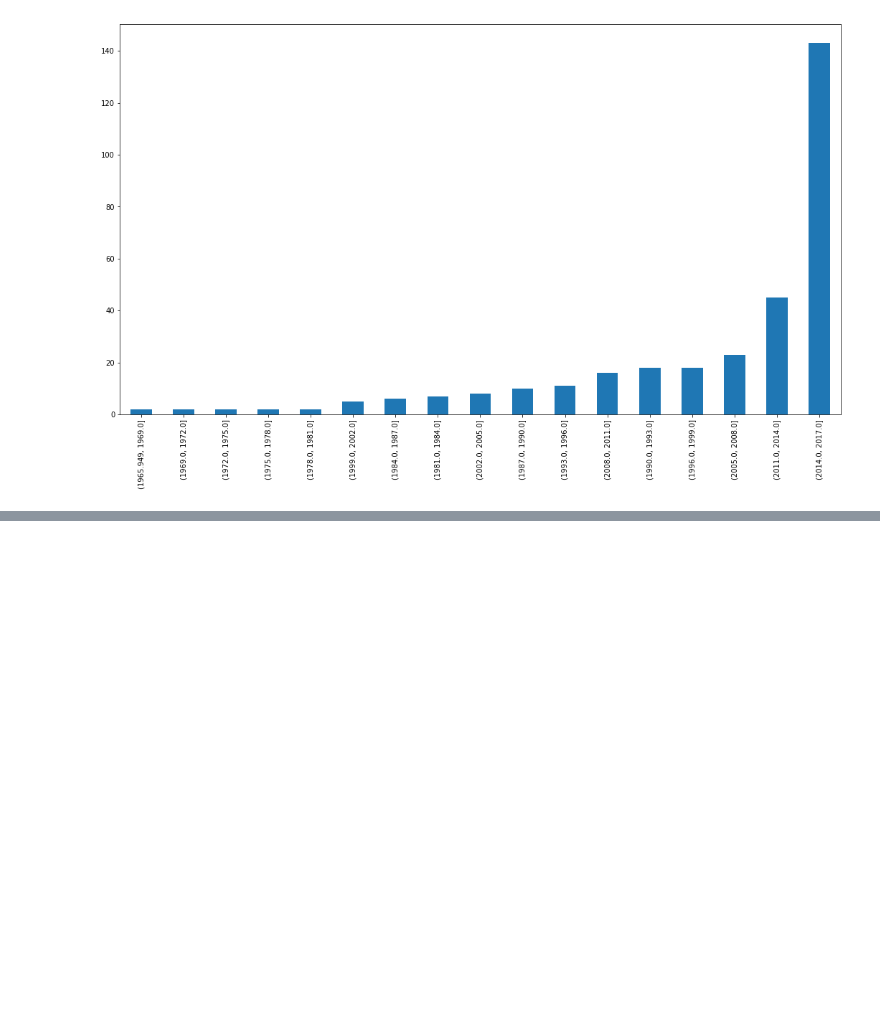
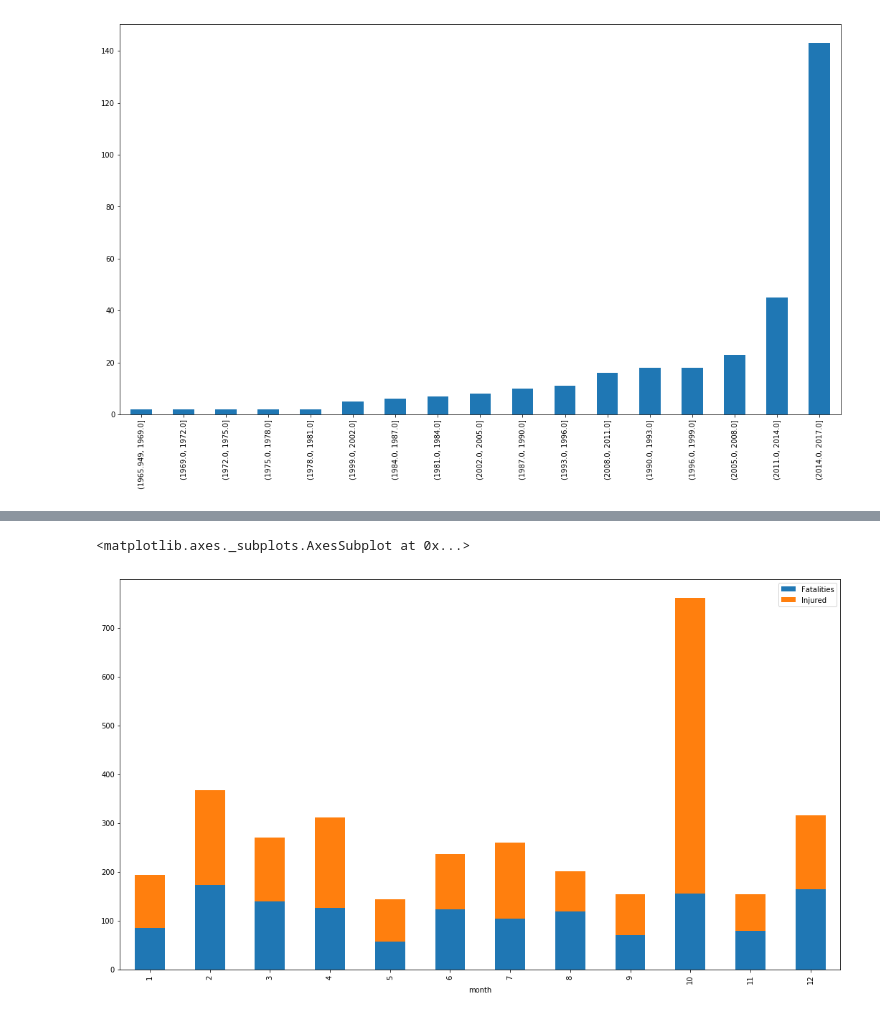
Before and after one commit to BlueEyedHush/us-mass-shootings, a Jupyter notebook: preliminary-analysis/kaggle-mass-shooting-preliminary-analysis.ipynb, the cells around one changed output, grey strips where cells are left out. Cells and saved outputs as stored; diff of their text form; code cells hidden in the pictures; blank space fills up the shorter version.

```diff
--- a/preliminary-analysis/kaggle-mass-shooting-preliminary-analysis.ipynb
+++ b/preliminary-analysis/kaggle-mass-shooting-preliminary-analysis.ipynb
@@ -597,0 +598,5 @@ ms_dbin_cnts.iloc[::-1].plot.bar(figsize=(18,10))
+# %%
+by_month[['Fatalities', 'Injured']].plot.bar(figsize=(18,10),stacked=True)
+# %% [output]
+<matplotlib.axes._subplots.AxesSubplot at 0x...>
+[figure, added]
```
Also changed, not shown: parts of 11 cells of this notebook, 4 other files.
